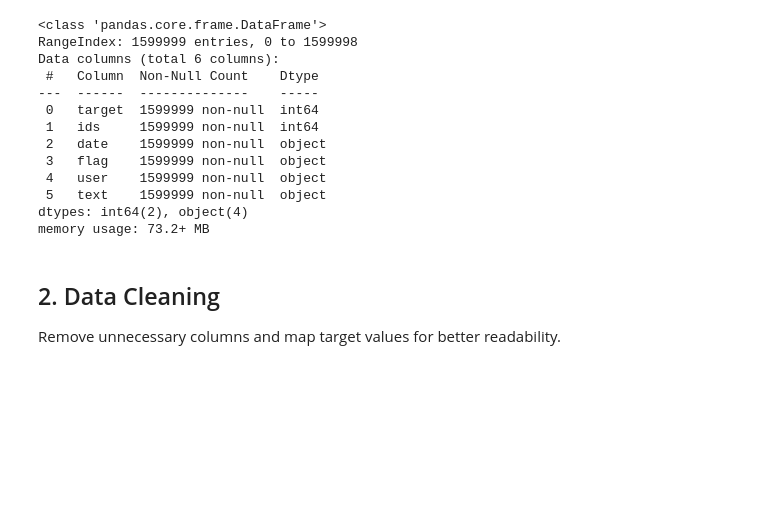
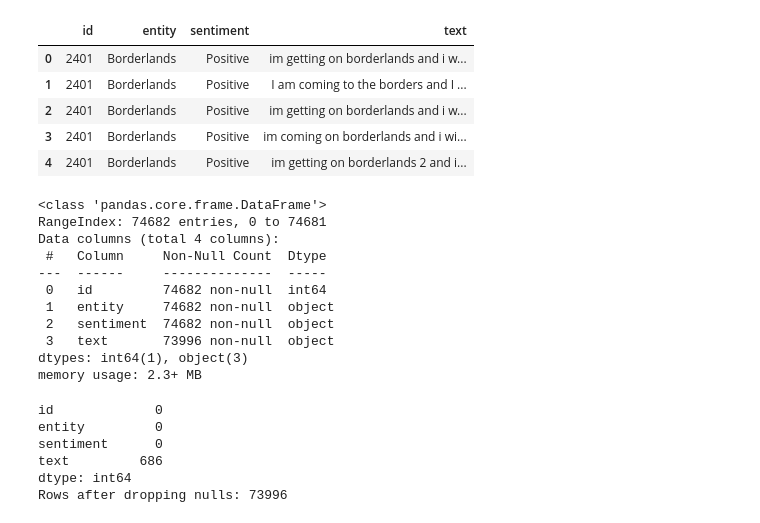
Before and after one commit to regisx001/Real-time-sentiment-prediction-of-data-streams, a Jupyter notebook: notebooks/01-Exploratory-data-analysis.ipynb, the cells around one changed output. Saved outputs shown, nothing was run; the diff lists cells and outputs as text; code cells hidden in the pictures; blank space fills up the shorter version.

Commit message:
Refactor code structure for improved readability and maintainability

```diff
--- a/notebooks/01-Exploratory-data-analysis.ipynb
+++ b/notebooks/01-Exploratory-data-analysis.ipynb
@@ -29,17 +17,30 @@ df.head()
+# %%
+# Load the dataset
+# Based on file inspection, there are no headers. Columns are: ID, Entity, Sentiment, Text
+col_names = ['id', 'entity', 'sentiment', 'text']
+df = pd.read_csv('../data/twitter/twitter_training.csv', names=col_names, header=None)
+
+# Display first few rows
+df.head()
+# %% [output]
+|  | id | entity | sentiment | text |
+| 0 | 2401 | Borderlands | Positive | im getting on borderlands and i w... |
+| 1 | 2401 | Borderlands | Positive | I am coming to the borders and I ... |
+| 2 | 2401 | Borderlands | Positive | im getting on borderlands and i w... |
+| 3 | 2401 | Borderlands | Positive | im coming on borderlands and i wi... |
+| 4 | 2401 | Borderlands | Positive | im getting on borderlands 2 and i... |
 # %%
-# Check dataset info
+# Dataset Info
 df.info()
 # %% [output]
 <class 'pandas.core.frame.DataFrame'>
-RangeIndex: 1599999 entries, 0 to 1599998
-Data columns (total 6 columns):
- #   Column  Non-Null Count    Dtype
----  ------  --------------    -----
- 0   target  1599999 non-null  int64
- 1   ids     1599999 non-null  int64
- 2   date    1599999 non-null  object
- 3   flag    1599999 non-null  object
- 4   user    1599999 non-null  object
- 5   text    1599999 non-null  object
-dtypes: int64(2), object(4)
-memory usage: 73.2+ MB
+RangeIndex: 74682 entries, 0 to 74681
+Data columns (total 4 columns):
+ #   Column     Non-Null Count  Dtype
+---  ------     --------------  -----
+ 0   id         74682 non-null  int64
+ 1   entity     74682 non-null  object
+ 2   sentiment  74682 non-null  object
+ 3   text       73996 non-null  object
+dtypes: int64(1), object(3)
+memory usage: 2.3+ MB
@@ -51,4 +47,15 @@ df["sentiment_label"] = df["target"].map({0: "Negative", 2: "Neutral", 4: "Posit
-# %% [markdown]
-## 2. Data Cleaning
-Remove unnecessary columns and map target values for better readability.
+# %%
+# Check for missing values
+print(df.isnull().sum())
+
+# Drop missing values if any (Simple handling for EDA)
+df = df.dropna(subset=['text'])
+print(f"Rows after dropping nulls: {len(df)}")
+# %% [output]
+id             0
+entity         0
+sentiment      0
+text         686
+dtype: int64
+Rows after dropping nulls: 73996
 # %%
```
Also changed, not shown: parts of 16 cells of this notebook, 2 other files.
